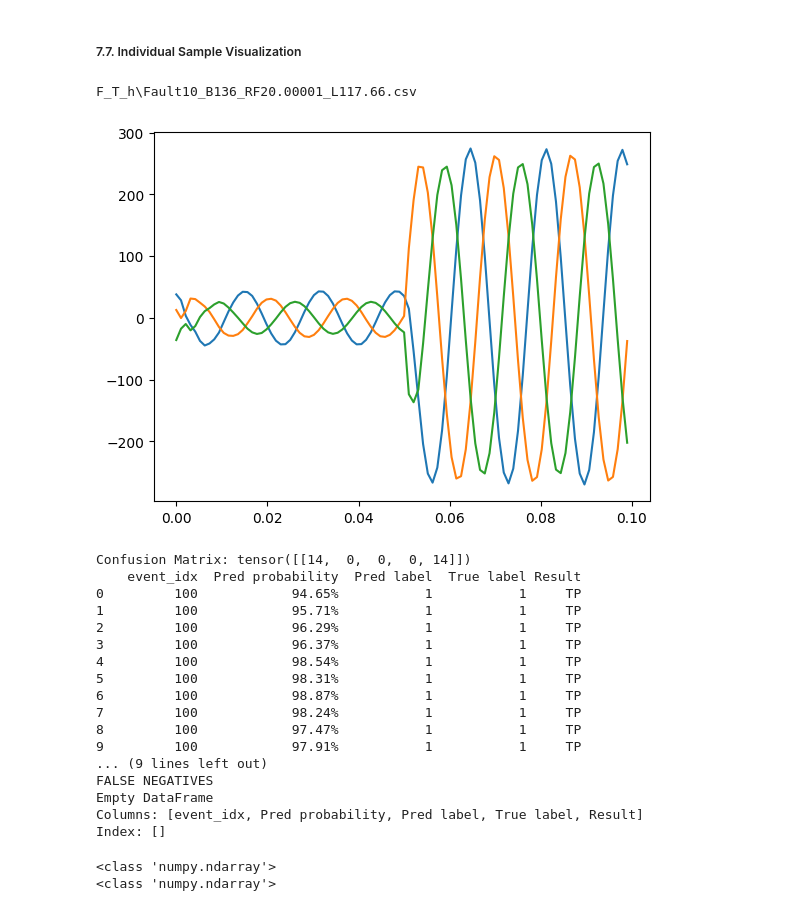
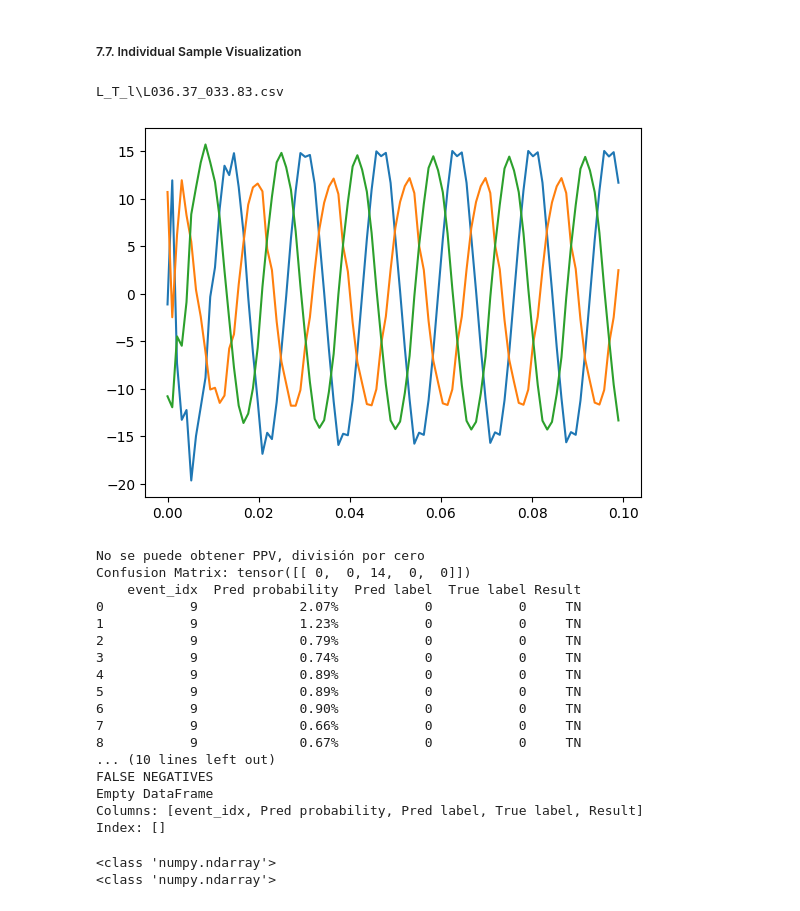
Before and after one commit to alvarohc777/pyTorch, a Jupyter notebook: Formulacion_1_DB2.ipynb, the cells around one changed output. Saved outputs shown, nothing was run; the diff lists cells and outputs as text; code cells hidden in the pictures.

```diff
--- a/Formulacion_1_DB2.ipynb
+++ b/Formulacion_1_DB2.ipynb
@@ -31,7 +31,7 @@ import random
 # LSTM parameters
 hidden_dim = 20
 n_signals = 3
-N = 64
+N = 16
 
 # _batch_size => m in figure 1.
 train_batch_size = 64
@@ -46,7 +46,7 @@ device = "cuda" if torch.cuda.is_available() else "cpu"
 print(device)
 
 # database_information
-total_windows = 81
+# total_windows = 81
 max_window_idx = 14  # utilizar (m-N)//step + 1 (restarle 2, pues las primeras dos ventanas de falla no tienen info relevante de la falla, no se aprecia)
 csv_step = 13
 # %% [output]
@@ -259,7 +259,7 @@ class Form1Dataset(torch.utils.data.Dataset):
 dataset_dir = "D:\PaperLSTM\database\DB1"
 
 # Modificar según relé a utilizar
-relay_number = 1
+relay_number = 6
 
 # Load Dataset
 current_R1A = "I: X0039A-R1A"
@@ -499,9 +499,9 @@ epochs = 1
 for epoch in range(epochs):
 
     print(f"Epoch {epoch+1}\n--------------------------------")
-    train_loss = train(train_dataloader, model, loss_fn, optimizer, return_loss=True)
-#     conf_matrix, _ = test_metrics(test_dataloader, model, loss_fn, return_metrics=True)
-# print(conf_matrix)
+    # train_loss = train(train_dataloader, model, loss_fn, optimizer, return_loss=True)
+    conf_matrix, _ = test_metrics(test_dataloader, model, loss_fn, return_metrics=True)
+print(conf_matrix)
 # %% [output]
 Epoch 1
 --------------------------------
@@ -814,24 +814,44 @@ def print_metrics(metrics):
 ##### 7.2. Data Exploration
 # %%
 # Seleccionar pesos de modelo
+
+
+
 # model.load_state_dict(torch.load('./models/LSTMHarmonic_weights_R3_934.pth'))
+
+
 # model.load_state_dict(torch.load("./models/LSTMHarmonic_weights_R1_996.pth"))
+
+
 # model.load_state_dict(torch.load('./models/LSTMHarmonic_weights_R2_978.pth'))
 
 
-signal_names = [current_R1A, current_R1B, current_R1C]
+
+# signal_names = [current_R6A, current_R6B, current_R6C]
+
 max_window_idx = max_window_idx
+
+
+
 # model.load_state_dict(torch.load('models\R3Currents_DB2.pth'))
 
+
+
 # Create Dataset
+
+
+
 dataset = Form1Dataset(
     dataset_dir,
+
     max_window_idx=max_window_idx,
     signal_names=signal_names,
-    dataset_size=1300,
+    dataset_size=10,
     csv_step=csv_step,
     window_length=N,
 )
+
+
 # dataset = train_dataset
 # %% [markdown]
 ##### 7.4. Plot individual windows
@@ -958,37 +976,37 @@ np.save("parquet_data/paper_jan/R1_CM.npy", conf_matrix.cpu())
 ##### 7.7. Individual Sample Visualization
 # %%
 # Create signal_df
-event_idx = 100
+event_idx = 9
 print(dataset.csv_list[event_idx])
 sample_df, conf_matrix = signal_exploration(event_idx, dataset, model)
 metrics = conf_matrix_metrics(conf_matrix)
 print(f"Confusion Matrix: {conf_matrix}")
 print(sample_df)
 plot_confusion_matrix(metrics)
 false_positive = sample_df.query('Result == "FP"')
 false_negative = sample_df.query('Result == "FN"')
 # sample_df = pd.concat([sample_df, sample_df])
 print("FALSE POSITVES")
 print(false_positive)
 print("")
 print("FALSE NEGATIVES")
 print(false_negative)
 # %% [output]
-F_T_h\Fault10_B136_RF20.00001_L117.66.csv
+L_T_l\L036.37_033.83.csv
-[figure, old version]
+[figure, new version]
-Confusion Matrix: tensor([[14,  0,  0,  0, 14]])
+No se puede obtener PPV, división por cero
+Confusion Matrix: tensor([[ 0,  0, 14,  0,  0]])
     event_idx  Pred probability  Pred label  True label Result
-0         100            94.65%           1           1     TP
-1         100            95.71%           1           1     TP
-2         100            96.29%           1           1     TP
-3         100            96.37%           1           1     TP
-4         100            98.54%           1           1     TP
-5         100            98.31%           1           1     TP
-6         100            98.87%           1           1     TP
-7         100            98.24%           1           1     TP
-8         100            97.47%           1           1     TP
-9         100            97.91%           1           1     TP
-... (9 lines left out)
+0           9             2.07%           0           0     TN
+1           9             1.23%           0           0     TN
+2           9             0.79%           0           0     TN
+3           9             0.74%           0           0     TN
+4           9             0.89%           0           0     TN
+5           9             0.89%           0           0     TN
+6           9             0.90%           0           0     TN
+7           9             0.66%           0           0     TN
+8           9             0.67%           0           0     TN
+... (10 lines left out)
 FALSE NEGATIVES
 Empty DataFrame
 Columns: [event_idx, Pred probability, Pred label, True label, Result]
```
Also changed, not shown: parts of 12 cells of this notebook.
